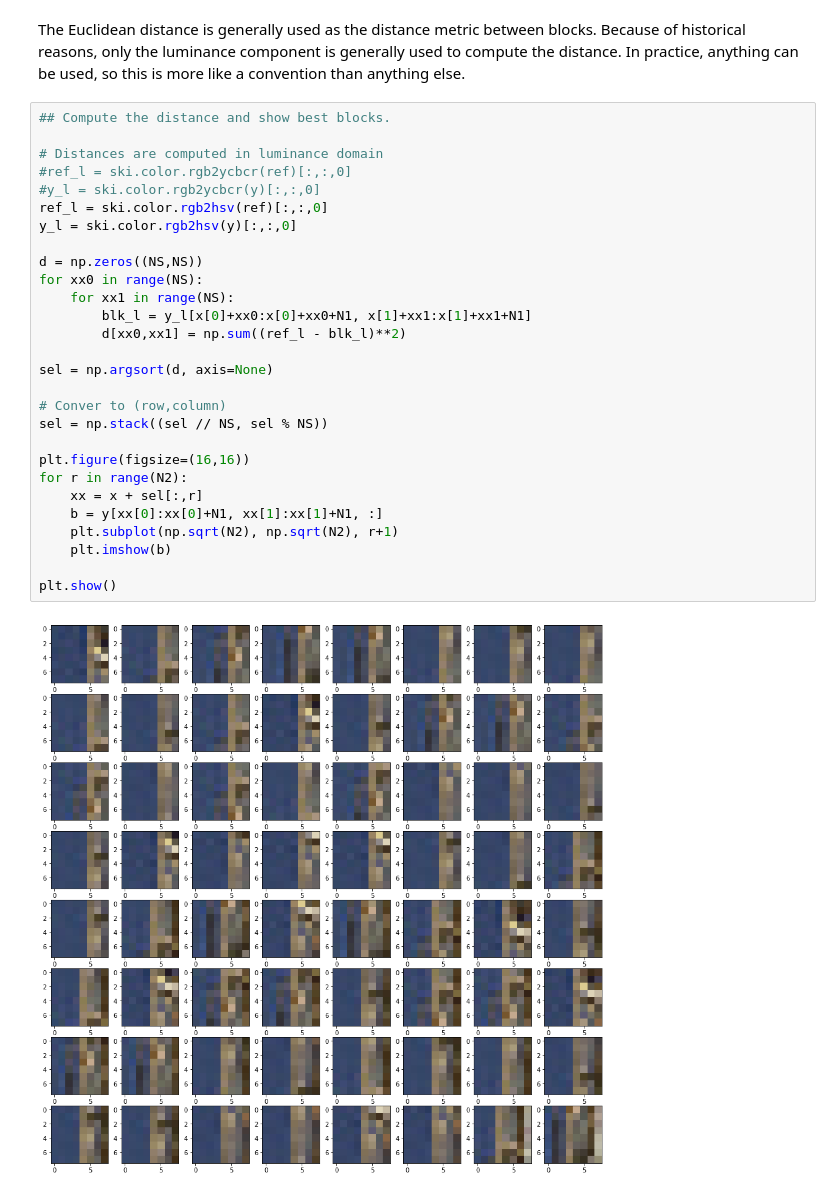
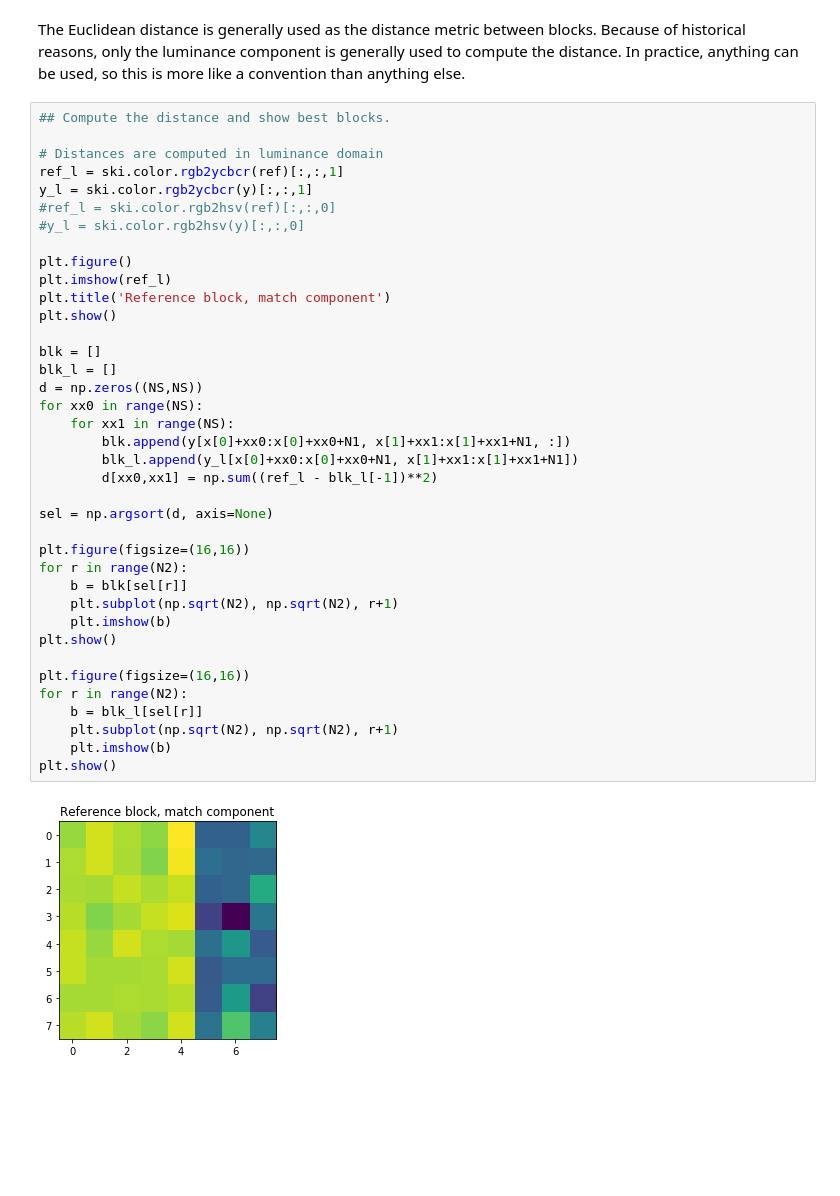
Before and after one commit to githublzb/block_matching_explorer, a Jupyter notebook: Block Match.ipynb, the cells around one changed output. Saved outputs shown, nothing was run; the diff lists cells and outputs as text; blank space fills up the shorter version.

Commit message:
Add plots with match colour component.

```diff
--- a/Block Match.ipynb
+++ b/Block Match.ipynb
@@ -59,30 +59,40 @@ The Euclidean distance is generally used as the distance metric between blocks.
 # %%
 ## Compute the distance and show best blocks.
 
 # Distances are computed in luminance domain
-#ref_l = ski.color.rgb2ycbcr(ref)[:,:,0]
-#y_l = ski.color.rgb2ycbcr(y)[:,:,0]
-ref_l = ski.color.rgb2hsv(ref)[:,:,0]
-y_l = ski.color.rgb2hsv(y)[:,:,0]
+ref_l = ski.color.rgb2ycbcr(ref)[:,:,1]
+y_l = ski.color.rgb2ycbcr(y)[:,:,1]
+#ref_l = ski.color.rgb2hsv(ref)[:,:,0]
+#y_l = ski.color.rgb2hsv(y)[:,:,0]
 
+plt.figure()
+plt.imshow(ref_l)
+plt.title('Reference block, match component')
+plt.show()
+
+blk = []
+blk_l = []
 d = np.zeros((NS,NS))
 for xx0 in range(NS):
     for xx1 in range(NS):
-        blk_l = y_l[x[0]+xx0:x[0]+xx0+N1, x[1]+xx1:x[1]+xx1+N1]
-        d[xx0,xx1] = np.sum((ref_l - blk_l)**2)
+        blk.append(y[x[0]+xx0:x[0]+xx0+N1, x[1]+xx1:x[1]+xx1+N1, :])
+        blk_l.append(y_l[x[0]+xx0:x[0]+xx0+N1, x[1]+xx1:x[1]+xx1+N1])
+        d[xx0,xx1] = np.sum((ref_l - blk_l[-1])**2)
 
 sel = np.argsort(d, axis=None)
 
-# Conver to (row,column)
-sel = np.stack((sel // NS, sel % NS))
+plt.figure(figsize=(16,16))
+for r in range(N2):
+    b = blk[sel[r]]
+    plt.subplot(np.sqrt(N2), np.sqrt(N2), r+1)
+    plt.imshow(b)
+plt.show()
 
 plt.figure(figsize=(16,16))
 for r in range(N2):
-    xx = x + sel[:,r]
-    b = y[xx[0]:xx[0]+N1, xx[1]:xx[1]+N1, :]
+    b = blk_l[sel[r]]
     plt.subplot(np.sqrt(N2), np.sqrt(N2), r+1)
     plt.imshow(b)
-
 plt.show()
 # %% [output]
-[figure, old version]
+[figure, new version]
```
Also changed, not shown: parts of 1 cell of this notebook.
